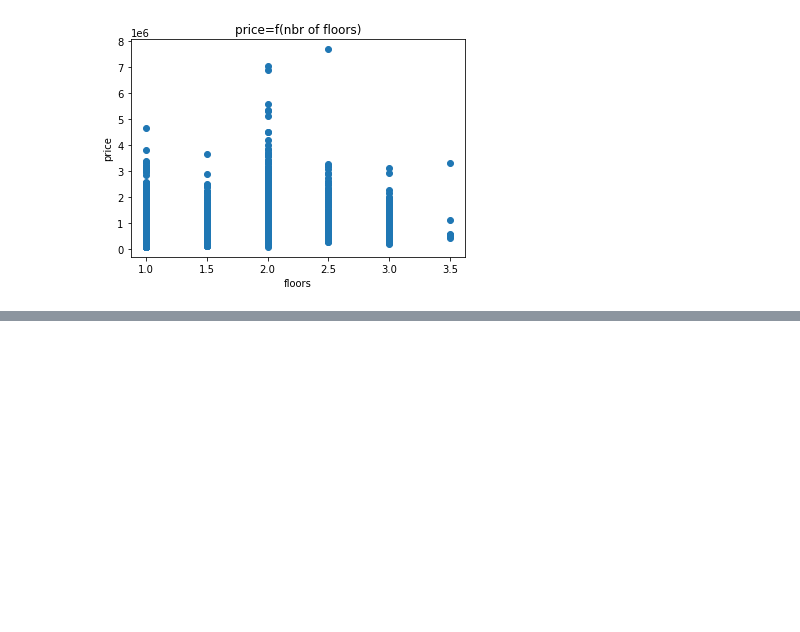
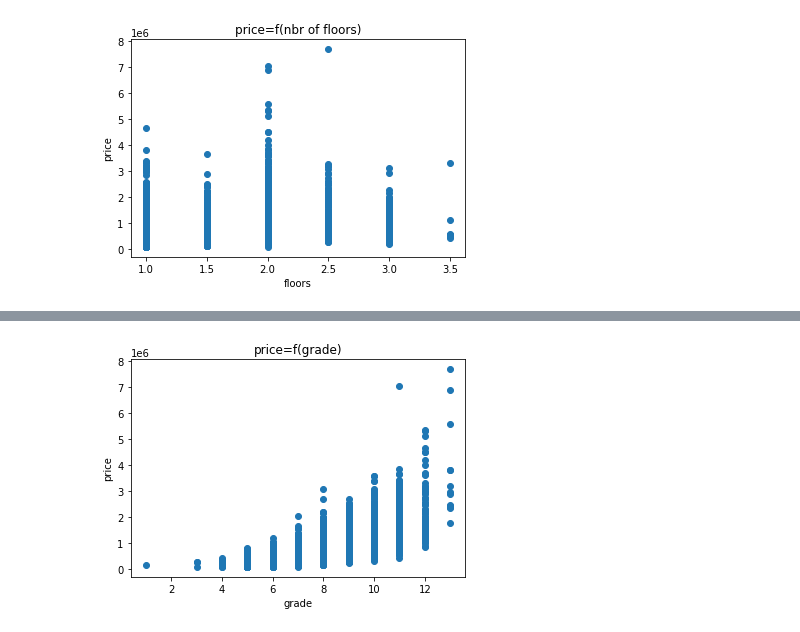
Before and after one commit to HsanElyatim/Introduction-to-Artificial-Intelligence, a Jupyter notebook: Checkpoint_4/Checkpoint_4.ipynb, the cells around one changed output, grey strips where cells are left out. Saved outputs shown, nothing was run; the diff lists cells and outputs as text; code cells hidden in the pictures; blank space fills up the shorter version.

```diff
--- a/Checkpoint_4/Checkpoint_4.ipynb
+++ b/Checkpoint_4/Checkpoint_4.ipynb
@@ -159,0 +166,8 @@ ax=
+# %%
+plt.scatter(house_data['grade'],house_data['price'])
+plt.xlabel('grade')
+plt.ylabel('price')
+plt.title('price=f(grade)')
+plt.show()
+# %% [output]
+[figure, added]
```
Also changed, not shown: parts of 41 cells of this notebook.
